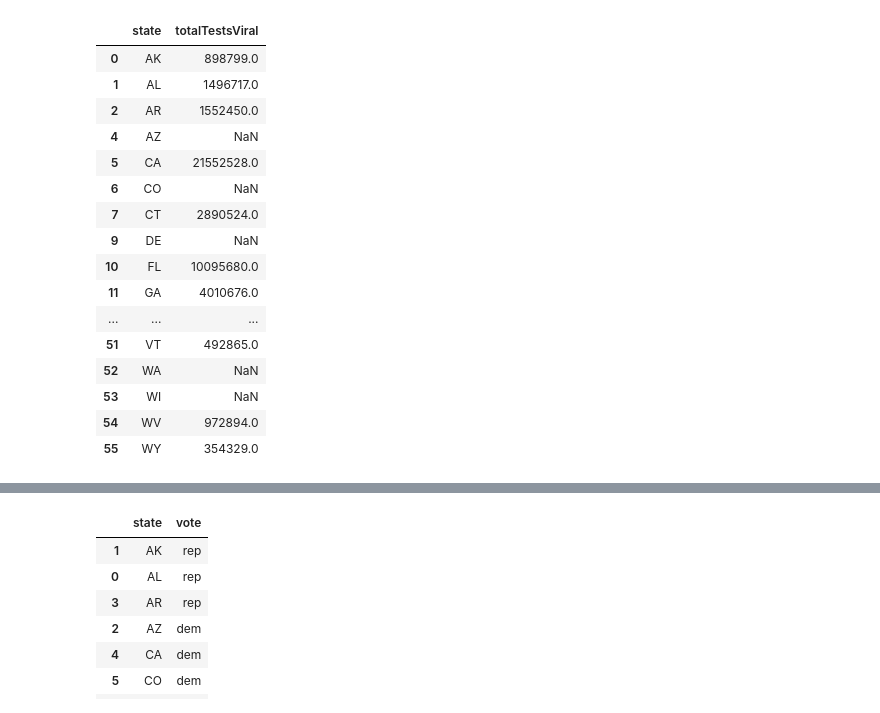
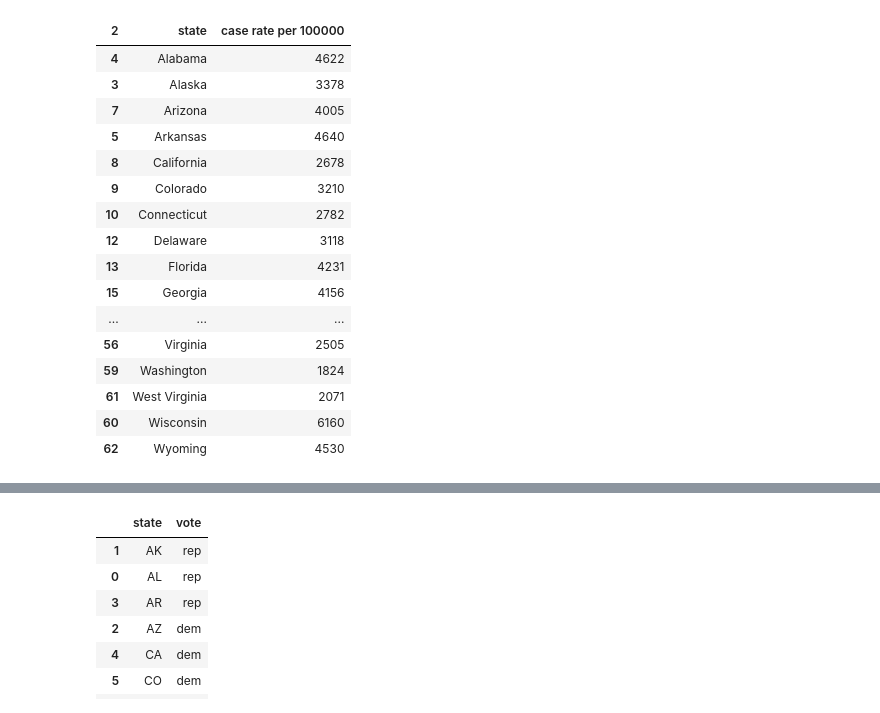
Before and after one commit to RicardoValdovinos/PolitiCovid19, a Jupyter notebook: main.ipynb, the cells around one changed output, grey strips where cells are left out. Saved outputs shown, nothing was run; the diff lists cells and outputs as text; code cells hidden in the pictures.

```diff
--- a/main.ipynb
+++ b/main.ipynb
@@ -6,0 +5,9 @@ covid_df = pd.read_csv('datasets/all-states-history.csv')
+# %%
+# Dataset from: https://covid.cdc.gov/covid-data-tracker/#cases_casesper100klast7days
+covid_df = pd.read_csv('datasets/Covid-Data.csv').drop([0,1])
+new_header = covid_df.iloc[0]
+covid_df = covid_df[1:]
+covid_df.columns = new_header
+covid_df = covid_df.sort_values('State/Territory')
+covid_df.rename(columns={'State/Territory': 'state', 'Case Rate per 100000': 'case rate per 100000'}, inplace=True)
+display(covid_df)
@@ -7,25 +95,25 @@ covid_df = pd.read_csv('datasets/all-states-history.csv')
 # %%
-most_recent = covid_df.loc[covid_df['date'] > '2020-11-18'].sort_values('state')
-filtered_results = most_recent[['state', 'totalTestsViral']]
-us_territories = ['AS', 'GU', 'MH', 'MP', 'PR', 'PW', 'VI', 'UM', 'DC']
+covid_cases_df = covid_df[['state', 'case rate per 100000']]
+us_territories = ['AS', 'GU', 'MH', 'MP', 'PR', 'PW', 'VI', 'UM', 'DC', 'FM', 'US', 'NYC']
 for territory in us_territories:
-    filtered_results = filtered_results[filtered_results['state'] != territory]
-display(filtered_results)
+    covid_cases_df = covid_cases_df[covid_cases_df['state'] != inverted_dict[territory]]
+covid_cases_df.sort_values('state')
+display(covid_cases_df)
 # %% [output]
-|  | state | totalTestsViral |
-| 0 | AK | 898799.0 |
-| 1 | AL | 1496717.0 |
-| 2 | AR | 1552450.0 |
-| 4 | AZ | NaN |
-| 5 | CA | 21552528.0 |
-| 6 | CO | NaN |
-| 7 | CT | 2890524.0 |
-| 9 | DE | NaN |
-| 10 | FL | 10095680.0 |
-| 11 | GA | 4010676.0 |
+| 2 | state | case rate per 100000 |
+| 4 | Alabama | 4622 |
+| 3 | Alaska | 3378 |
+| 7 | Arizona | 4005 |
+| 5 | Arkansas | 4640 |
+| 8 | California | 2678 |
+| 9 | Colorado | 3210 |
+| 10 | Connecticut | 2782 |
+| 12 | Delaware | 3118 |
+| 13 | Florida | 4231 |
+| 15 | Georgia | 4156 |
 | ... | ... | ... |
-| 51 | VT | 492865.0 |
-| 52 | WA | NaN |
-| 53 | WI | NaN |
-| 54 | WV | 972894.0 |
-| 55 | WY | 354329.0 |
+| 56 | Virginia | 2505 |
+| 59 | Washington | 1824 |
+| 61 | West Virginia | 2071 |
+| 60 | Wisconsin | 6160 |
+| 62 | Wyoming | 4530 |
```
Also changed, not shown: parts of 12 cells of this notebook.
